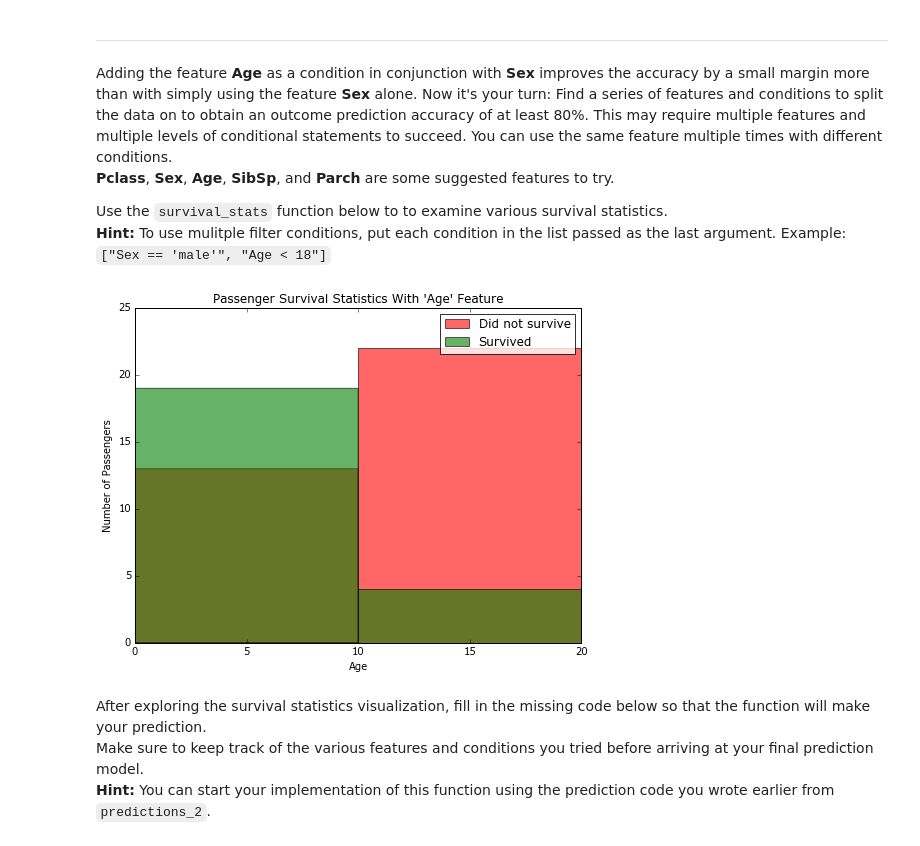
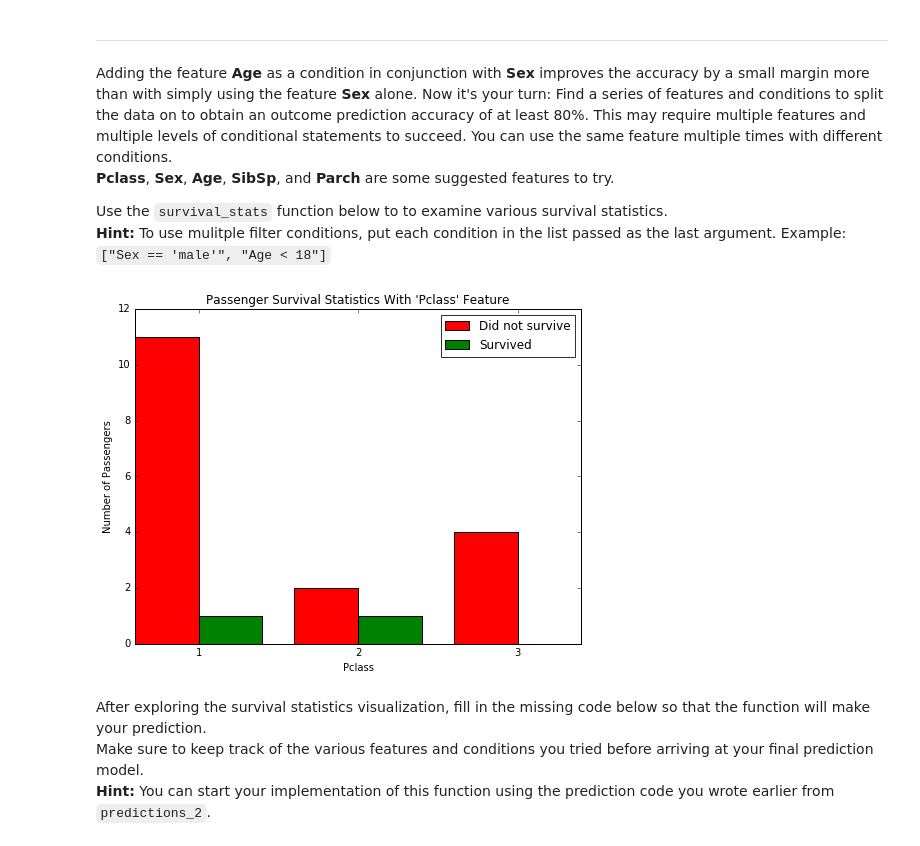
Before and after one commit to adammalpass/machine-learning, a Jupyter notebook: projects/titanic_survival_exploration/titanic_survival_exploration.ipynb, the cells around one changed output. Cells and saved outputs as stored; diff of their text form; code cells hidden in the pictures.

```diff
--- a/projects/titanic_survival_exploration/titanic_survival_exploration.ipynb
+++ b/projects/titanic_survival_exploration/titanic_survival_exploration.ipynb
@@ -220,10 +219,14 @@ Adding the feature **Age** as a condition in conjunction with **Sex** improves t
 
 Use the `survival_stats` function below to to examine various survival statistics.
 **Hint:** To use mulitple filter conditions, put each condition in the list passed as the last argument. Example: `["Sex == 'male'", "Age < 18"]`
-# %%
-vs.survival_stats(data, outcomes, 'Age', ["Sex == 'male'", "Age < 18"])
-# %% [output]
-[figure, removed]
+# %%
+#vs.survival_stats(data, outcomes, 'Age', ["Sex == 'male'", "Age < 18"])
+#vs.survival_stats(data, outcomes, 'Pclass', ["Sex == 'female'"])
+vs.survival_stats(data, outcomes, 'Pclass', ["Sex == 'male'", "Age > 60"])
+#vs.survival_stats(data, outcomes, 'SibSp', ["Sex == 'female'"])
+#vs.survival_stats(data, outcomes, 'Parch', ["Sex == 'female'"])
+# %% [output]
+[figure, added]
 # %% [markdown]
 After exploring the survival statistics visualization, fill in the missing code below so that the function will make your prediction.
 Make sure to keep track of the various features and conditions you tried before arriving at your final prediction model.
```
Also changed, not shown: parts of 9 cells of this notebook.
